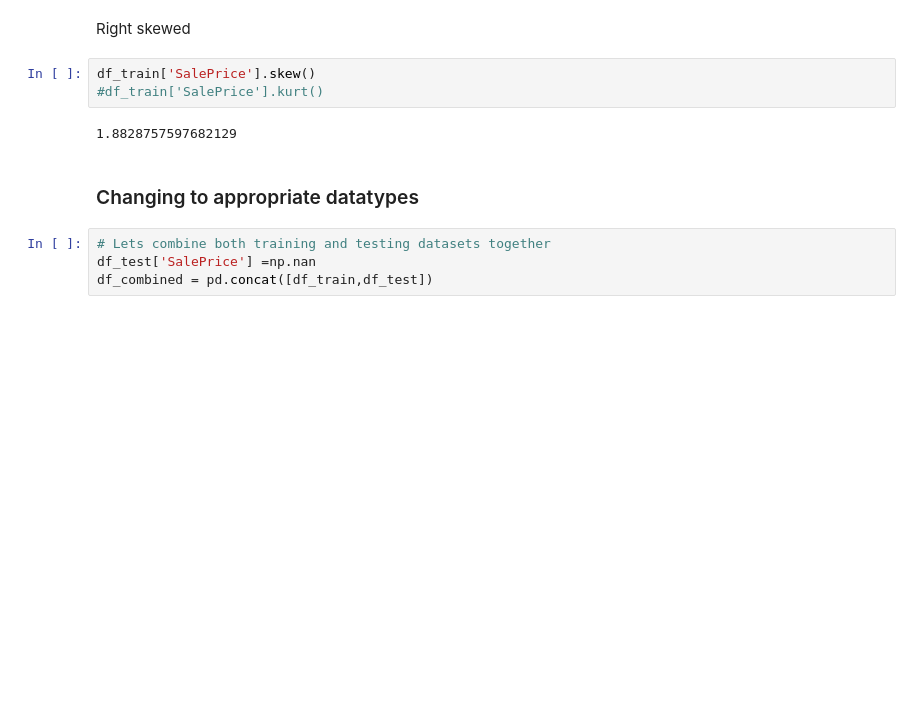
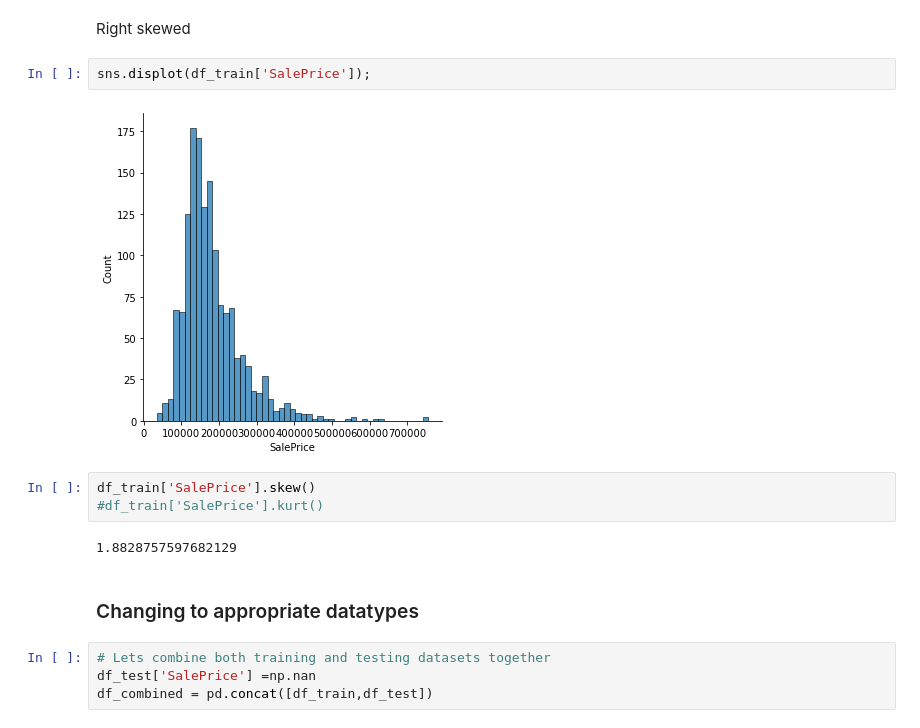
Before and after one commit to prabha-git/kaggle, a Jupyter notebook: House Prices Advanced Regression Techniques/Comprehensive data exploration with Python.ipynb, the cells around one changed output. Saved outputs shown, nothing was run; the diff lists cells and outputs as text; blank space fills up the shorter version.

Commit message:
testing plot display in github

```diff
--- a/House Prices Advanced Regression Techniques/Comprehensive data exploration with Python.ipynb
+++ b/House Prices Advanced Regression Techniques/Comprehensive data exploration with Python.ipynb
@@ -54,5 +53,9 @@ fig.show()
 # %% [markdown]
 Right skewed
+# %%
+sns.displot(df_train['SalePrice']);
+# %% [output]
+[figure, added]
 # %%
 df_train['SalePrice'].skew()
 #df_train['SalePrice'].kurt()
```
Also changed, not shown: parts of 18 cells of this notebook.
